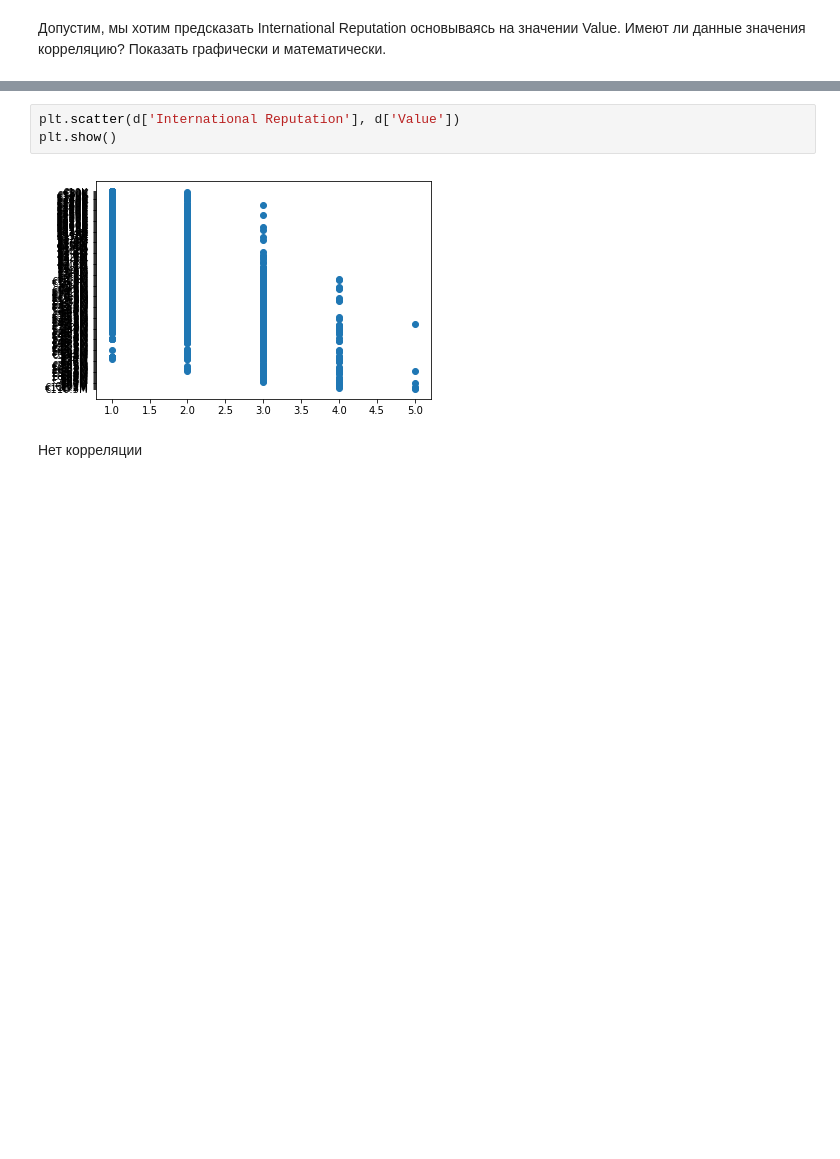
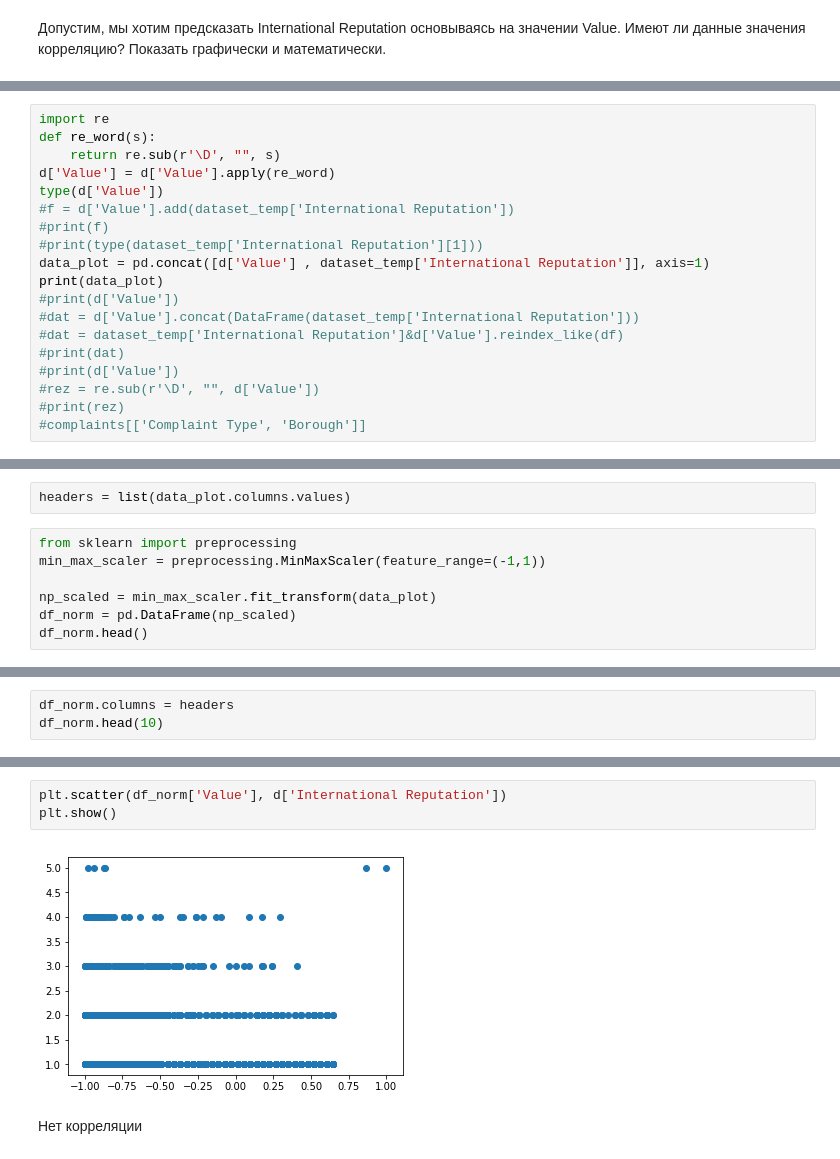
Before and after one commit to Alexander-ASU/sql, a Jupyter notebook: Python 3/dz_4.ipynb, the cells around one changed output, grey strips where cells are left out. Drawn from its saved outputs; the diff is of its cells as text; blank space fills up the shorter version.

```diff
--- a/Python 3/dz_4.ipynb
+++ b/Python 3/dz_4.ipynb
@@ -103,0 +101,19 @@ d = dataset_temp[['International Reputation','Value']]
+# %%
+import re
+def re_word(s):
+    return re.sub(r'\D', "", s)
+d['Value'] = d['Value'].apply(re_word)
+type(d['Value'])
+#f = d['Value'].add(dataset_temp['International Reputation'])
+#print(f)
+#print(type(dataset_temp['International Reputation'][1]))
+data_plot = pd.concat([d['Value'] , dataset_temp['International Reputation']], axis=1)
+print(data_plot)
+#print(d['Value'])
+#dat = d['Value'].concat(DataFrame(dataset_temp['International Reputation']))
+#dat = dataset_temp['International Reputation']&d['Value'].reindex_like(df)
+#print(dat)
+#print(d['Value'])
+#rez = re.sub(r'\D', "", d['Value'])
+#print(rez)
+#complaints[['Complaint Type', 'Borough']]
@@ -103,0 +138,9 @@ d = dataset_temp[['International Reputation','Value']]
+# %%
+headers = list(data_plot.columns.values)
+# %%
+from sklearn import preprocessing
+min_max_scaler = preprocessing.MinMaxScaler(feature_range=(-1,1))
+
+np_scaled = min_max_scaler.fit_transform(data_plot)
+df_norm = pd.DataFrame(np_scaled)
+df_norm.head()
@@ -103,0 +154,3 @@ d = dataset_temp[['International Reputation','Value']]
+# %%
+df_norm.columns = headers
+df_norm.head(10)
@@ -112,8 +177,8 @@ sns.heatmap(corr, mask=np.zeros_like(corr, dtype=np.bool), cmap=sns.diverging_pa
 # %%
-plt.scatter(d['International Reputation'], d['Value'])
+plt.scatter(df_norm['Value'], d['International Reputation'])
 plt.show()
 # %% [output]
-[figure, old version]
+[figure, new version]
 # %% [markdown]
 Нет корреляции
 # %%
```
Also changed, not shown: parts of 14 cells of this notebook.
